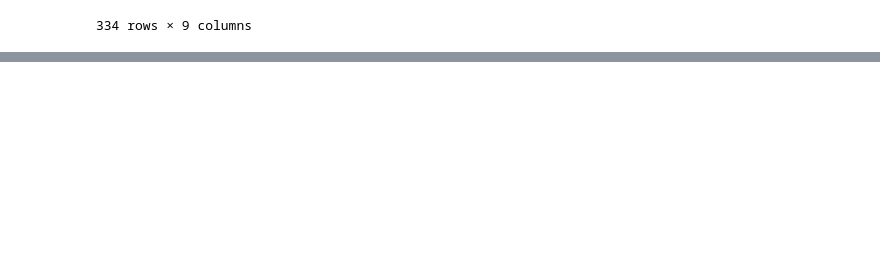
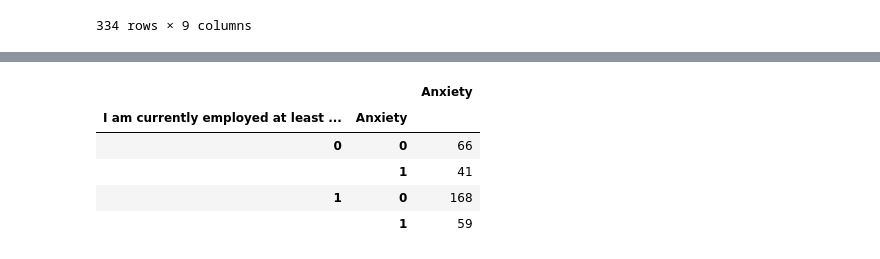
Before and after one commit to KMcLaurin12/Butler_GroupF_Project1, a Jupyter notebook: project_f_kiara.ipynb, the cells around one changed output, grey strips where cells are left out. Cells and saved outputs as stored; diff of their text form; code cells hidden in the pictures; blank space fills up the shorter version.

```diff
--- a/project_f_kiara.ipynb
+++ b/project_f_kiara.ipynb
@@ -577,5 +562,7 @@ plt.xticks(positions, hh_income)
+# %%
+unemployment_MH_df = pd.read_csv(unemployment_MH_file, encoding="latin")
 # %%
-redone_unemployment_MH_df = unemployment_MH_df[["I am currently employed at least part-time",
+redone_employed_MH_df = unemployment_MH_df[["I am currently employed at least part-time",
                                                 "Lack of concentration",
                                                 "Anxiety",
                                                 "Depression",
@@ -584,7 +571,7 @@ redone_unemployment_MH_df = unemployment_MH_df[["I am currently employed at leas
                                                 "Mood swings",
                                                 "Compulsive behavior",
                                                 "Tiredness"]]
-redone_unemployment_MH_df
+redone_employed_MH_df
 # %% [output]
 |  | I am currently employed at least ... | Lack of concentration | Anxiety | Depression | Obsessive thinking | Panic attacks | ... |
 | 0 | 0 | 1.0 | 1 | 1 | 1.0 | 1.0 | ... |
@@ -611,4 +614,11 @@ observed_employment_df
 # %%
-employment_vs_anxiety_groupby = pd.DataFrame(redone_unemployment_MH_df.groupby(["I am currently employed at least part-time"])["Anxiety"].value_counts
+employment_vs_anxiety_groupby = pd.DataFrame(redone_employed_MH_df.groupby(["I am currently employed at least part-time"])["Anxiety"].value_counts
                                              ())
 employment_vs_anxiety_groupby
+# %% [output]
+|  |  | Anxiety |
+| I am currently employed at least ... | Anxiety |  |
+| 0 | 0 | 66 |
+|  | 1 | 41 |
+| 1 | 0 | 168 |
+|  | 1 | 59 |
```
Also changed, not shown: parts of 19 cells of this notebook.
